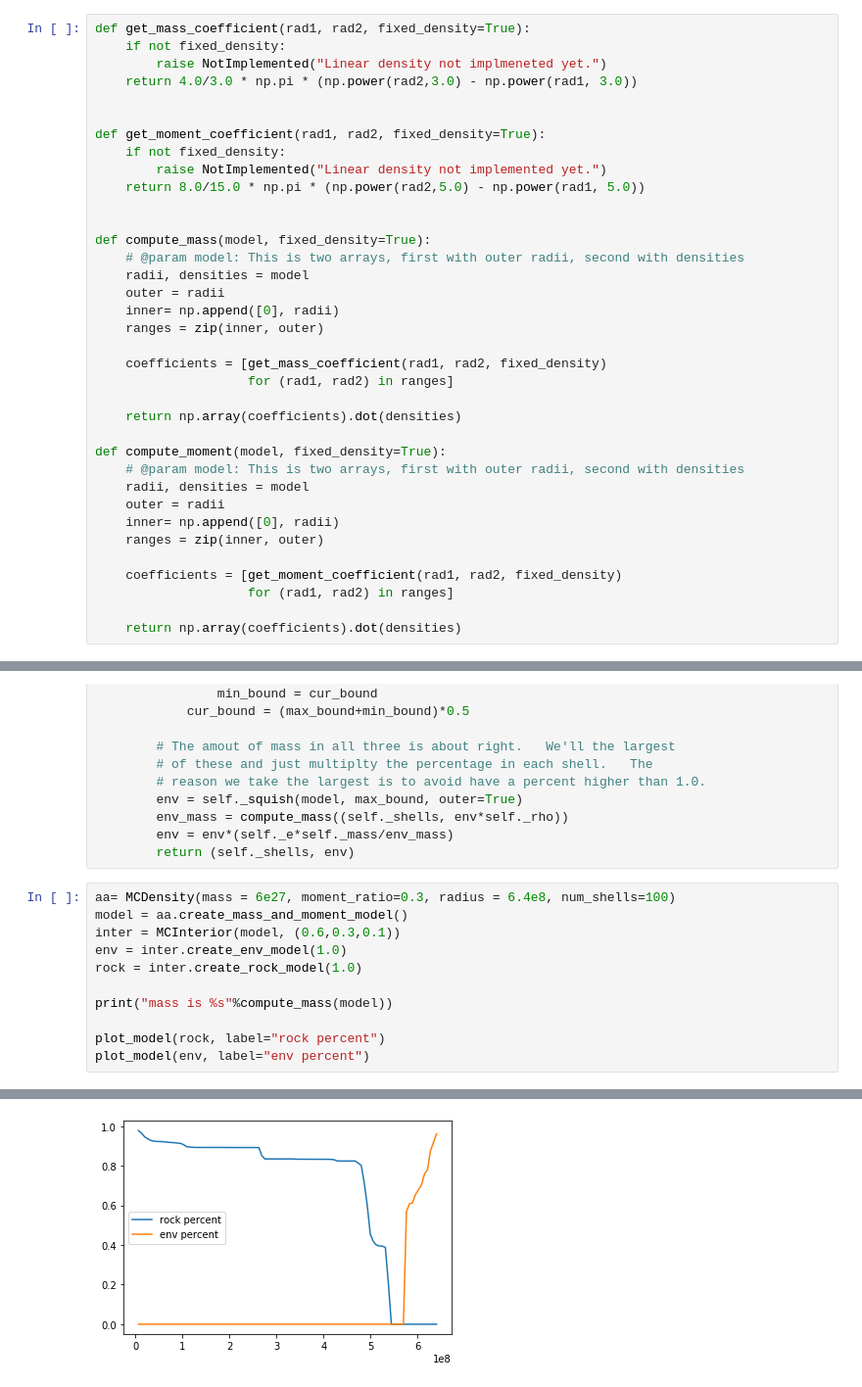
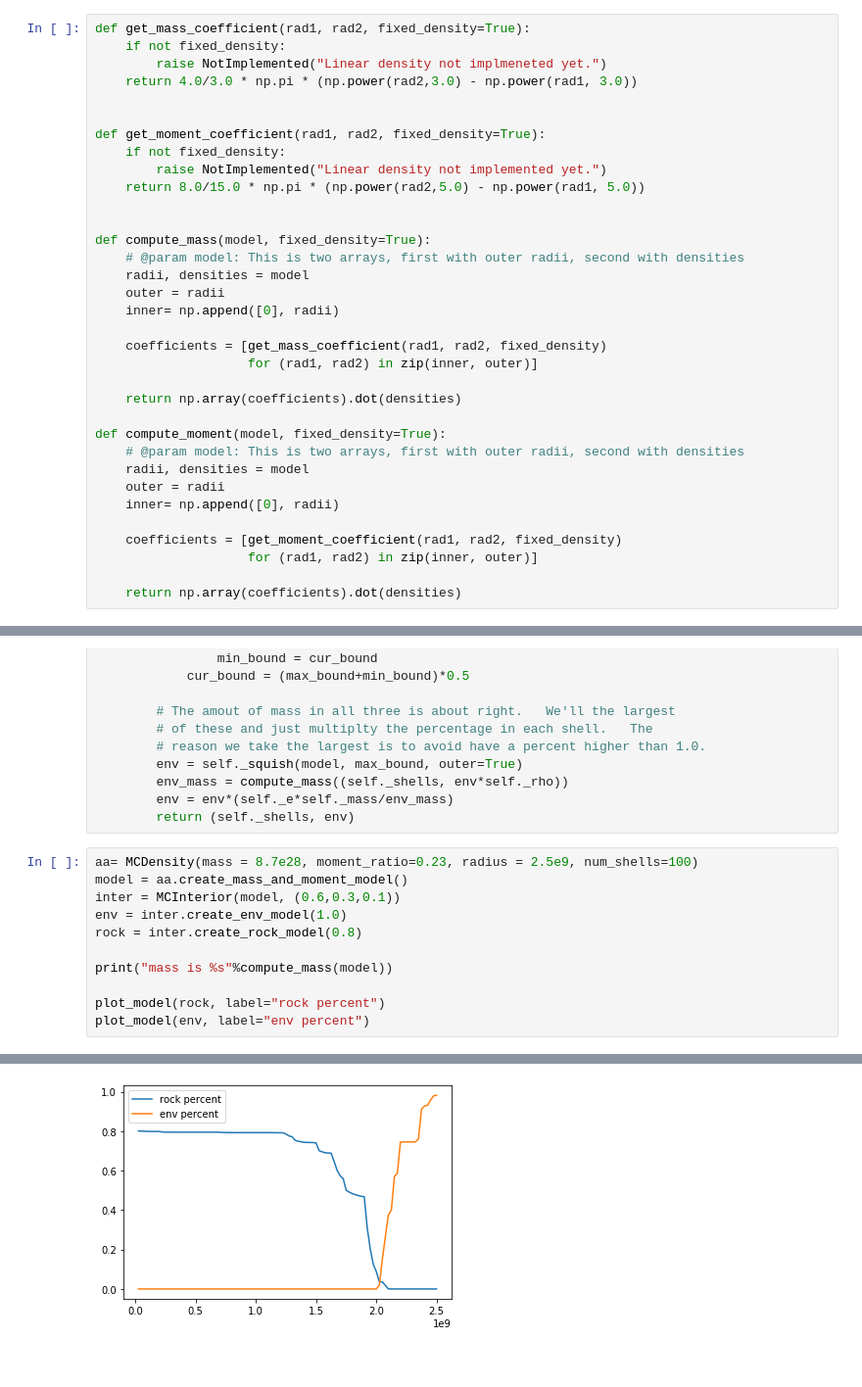
Before and after one commit to podolak/mcplanet, a Jupyter notebook: random_models.ipynb, the cells around one changed output, grey strips where cells are left out. Shown at 98% size. Saved outputs shown, nothing was run; the diff lists cells and outputs as text.

Commit message:
Add files via upload
Updated model code

```diff
--- a/random_models.ipynb
+++ b/random_models.ipynb
@@ -105,10 +106,9 @@ def compute_mass(model, fixed_density=True):
     radii, densities = model
     outer = radii
     inner= np.append([0], radii)
-    ranges = zip(inner, outer)
 
     coefficients = [get_mass_coefficient(rad1, rad2, fixed_density)
-                    for (rad1, rad2) in ranges]
+                    for (rad1, rad2) in zip(inner, outer)]
 
     return np.array(coefficients).dot(densities)
 
@@ -117,9 +117,8 @@ def compute_moment(model, fixed_density=True):
     radii, densities = model
     outer = radii
     inner= np.append([0], radii)
-    ranges = zip(inner, outer)
 
     coefficients = [get_moment_coefficient(rad1, rad2, fixed_density)
-                    for (rad1, rad2) in ranges]
+                    for (rad1, rad2) in zip(inner, outer)]
 
     return np.array(coefficients).dot(densities)
@@ -336,11 +458,11 @@ class MCInterior(object):
         env = env*(self._e*self._mass/env_mass)
         return (self._shells, env)
 # %%
-aa= MCDensity(mass = 6e27, moment_ratio=0.3, radius = 6.4e8, num_shells=100)
+aa= MCDensity(mass = 8.7e28, moment_ratio=0.23, radius = 2.5e9, num_shells=100)
 model = aa.create_mass_and_moment_model()
 inter = MCInterior(model, (0.6,0.3,0.1))
 env = inter.create_env_model(1.0)
-rock = inter.create_rock_model(1.0)
+rock = inter.create_rock_model(0.8)
 
 print("mass is %s"%compute_mass(model))
 
@@ -359,4 +481,4 @@ mass is 6e+27
-[figure, old version]
+[figure, new version]
 # %%
 plot_model((inter._shells, env[1]*inter._rho), label ="env mass")
 plot_model((inter._shells, rock[1]*inter._rho), "rock mass")
```
Also changed, not shown: parts of 16 cells of this notebook.
